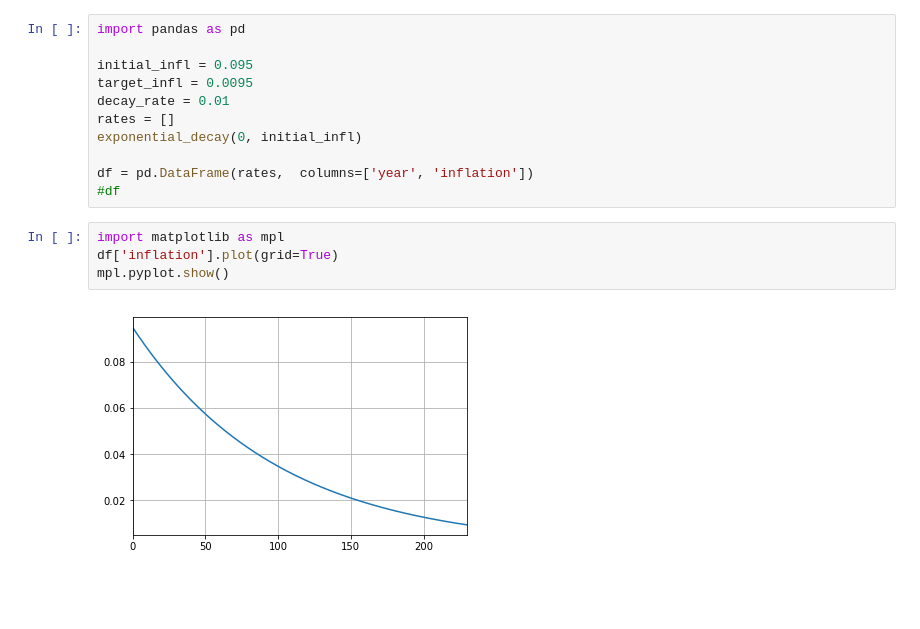
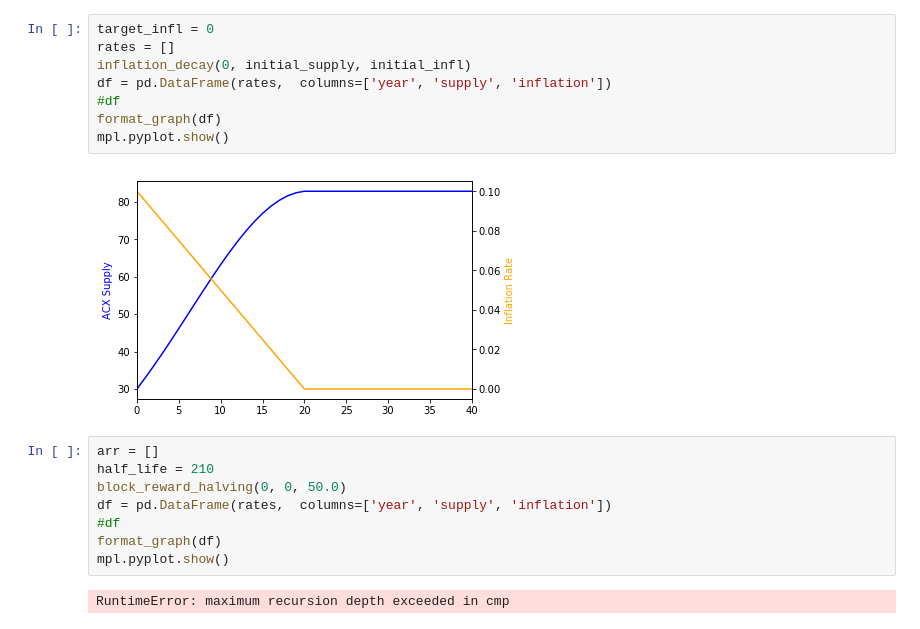
Before and after one commit to orishim/decay_simulations, a Jupyter notebook: decay_simulator.ipynb, the cells around one changed output. Saved outputs shown, nothing was run; the diff lists cells and outputs as text; blank space fills up the shorter version.

```diff
--- a/decay_simulator.ipynb
+++ b/decay_simulator.ipynb
@@ -19,17 +53,20 @@ def constant_decay(cur_infl):
 # %%
-import pandas as pd
-
-initial_infl = 0.095
-target_infl = 0.0095
-decay_rate = 0.01
+target_infl = 0
 rates = []
-exponential_decay(0, initial_infl)
-
-df = pd.DataFrame(rates,  columns=['year', 'inflation'])
+inflation_decay(0, initial_supply, initial_infl)
+df = pd.DataFrame(rates,  columns=['year', 'supply', 'inflation'])
 #df
+format_graph(df)
+mpl.pyplot.show()
+# %% [output]
+[figure, added]
-# %%
-import matplotlib as mpl
-df['inflation'].plot(grid=True)
-mpl.pyplot.show()
-# %% [output]
-[figure, removed]
+# %%
+arr = []
+half_life = 210
+block_reward_halving(0, 0, 50.0)
+df = pd.DataFrame(rates,  columns=['year', 'supply', 'inflation'])
+#df
+format_graph(df)
+mpl.pyplot.show()
+# %% [output]
+RuntimeError: maximum recursion depth exceeded in cmp
```
Also changed, not shown: parts of 6 cells of this notebook.
